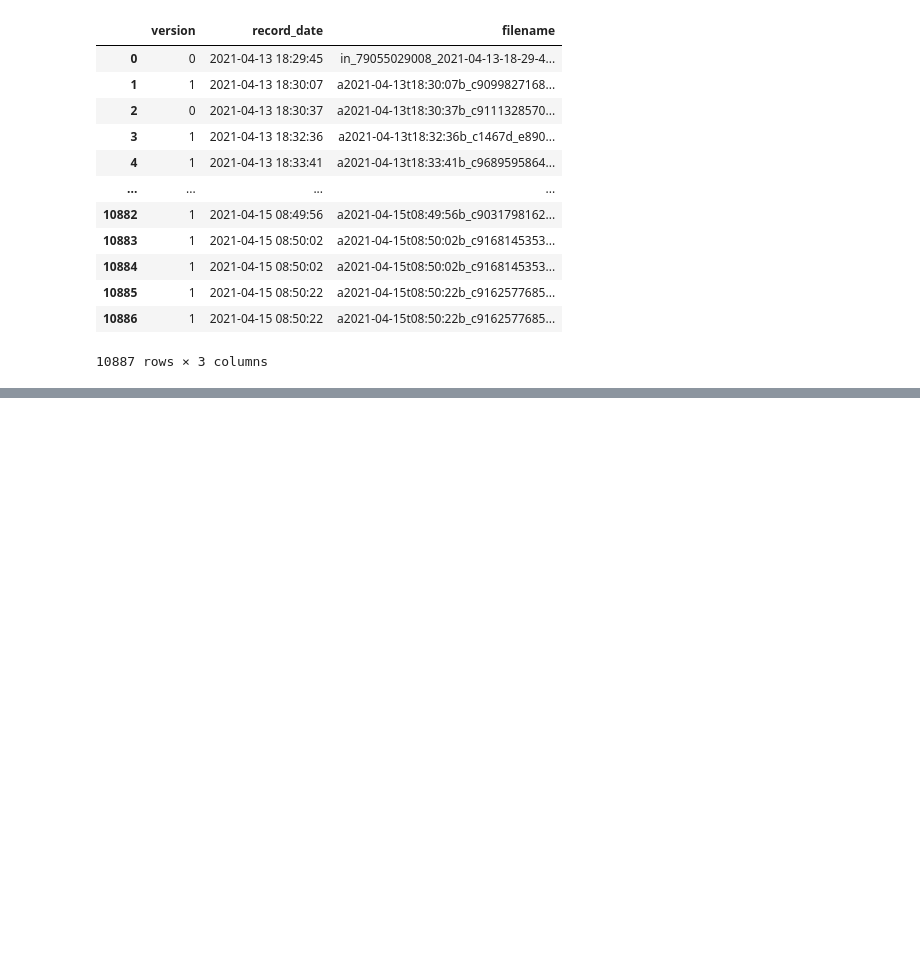
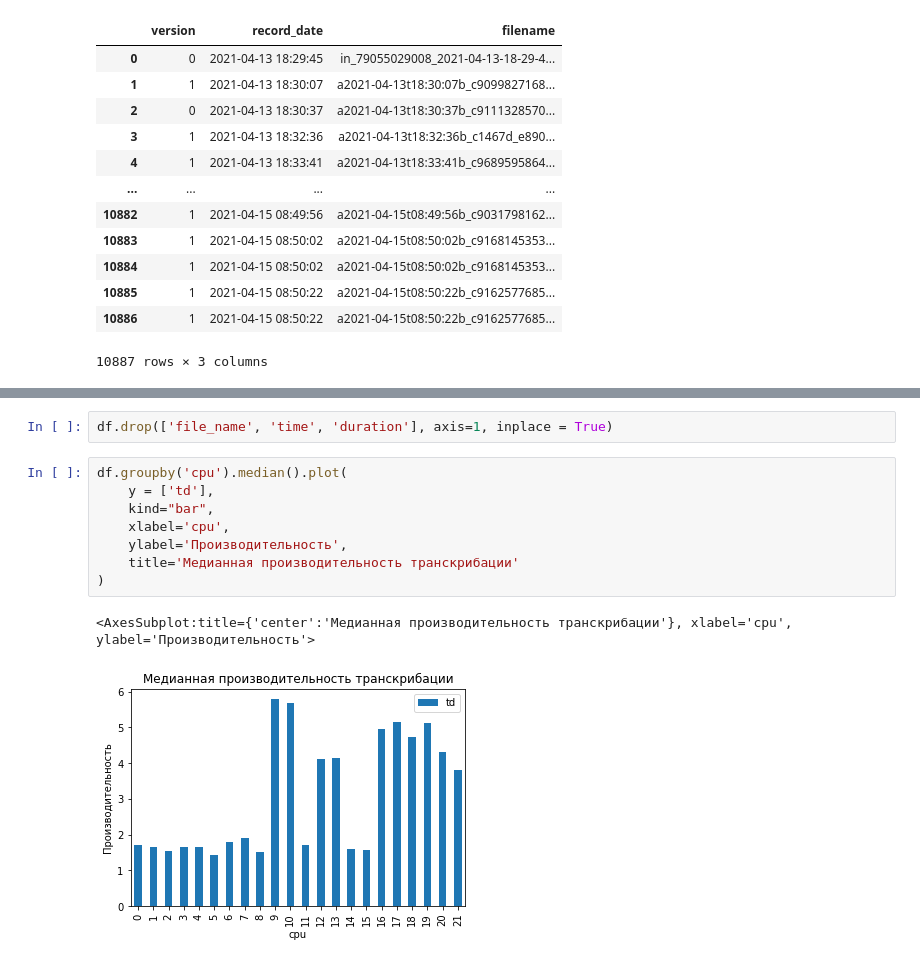
Before and after one commit to format37/call_centre_stt_server, a Jupyter notebook: performance_report.ipynb, the cells around one changed output, grey strips where cells are left out. Cells and saved outputs as stored; diff of their text form; blank space fills up the shorter version.

```diff
--- a/performance_report.ipynb
+++ b/performance_report.ipynb
@@ -300,0 +404,13 @@ queue
+# %%
+df.drop(['file_name', 'time', 'duration'], axis=1, inplace = True)
+# %%
+df.groupby('cpu').median().plot(
+    y = ['td'],
+    kind="bar",
+    xlabel='cpu',
+    ylabel='Производительность',
+    title='Медианная производительность транскрибации'
+)
+# %% [output]
+<AxesSubplot:title={'center':'Медианная производительность транскрибации'}, xlabel='cpu', ylabel='Производительность'>
+[figure, added]
```
Also changed, not shown: parts of 24 cells of this notebook, 7 other files.
